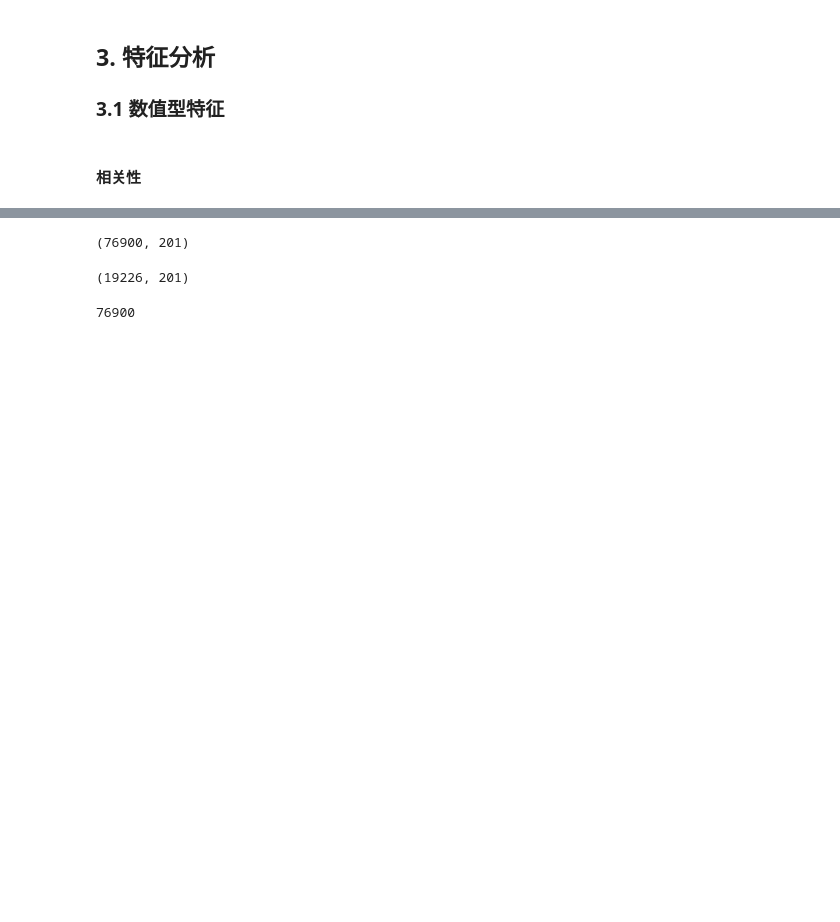
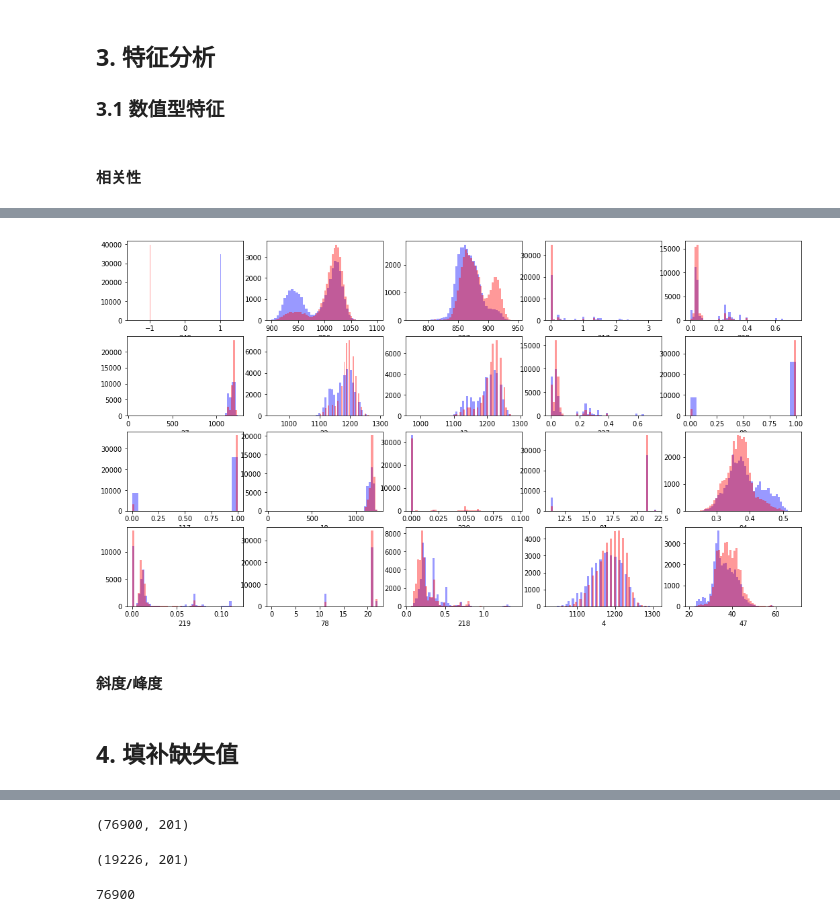
Before and after one commit to Watermelon233/MyKaggle, a Jupyter notebook: boyvsgirl/boyvsgirls.ipynb, the cells around one changed output, grey strips where cells are left out. Cells and saved outputs as stored; diff of their text form; code cells hidden in the pictures; blank space fills up the shorter version.

```diff
--- a/boyvsgirl/boyvsgirls.ipynb
+++ b/boyvsgirl/boyvsgirls.ipynb
@@ -223 +223,8 @@ g = sns.heatmap(train_corr,annot=False, fmt = ".2f", cmap = "coolwarm")
+# %%
+most_corr = abs(train_corr[249]).sort_values(ascending=False)[:20]
+# %%
+boys = train[train[249]==1]
+girls = train[train[249]==-1]
+boys_col = "blue"
+girls_col = "red"
 # %% [markdown]
@@ -254,0 +232,14 @@ dropstrdata = final_data.drop(strColr[strColr==True].index,axis=1)
+# %%
+
+plt.figure(figsize=[18,10])
+i=1
+for k in list(most_corr.index):
+    plt.subplot(4,5,i)
+    sns.distplot(boys[k].dropna().values,  kde=False, color=boys_col)
+    sns.distplot(girls[k].dropna().values,  kde=False, color=girls_col,
+            axlabel=k)
+    i+=1
+# %% [output]
+[figure, added]
+# %% [markdown]
+#### 斜度/峰度
@@ -254,0 +252,2 @@ dropstrdata = final_data.drop(strColr[strColr==True].index,axis=1)
+# %% [markdown]
+## 4. 填补缺失值
```
Also changed, not shown: parts of 20 cells of this notebook, 3 other files.
